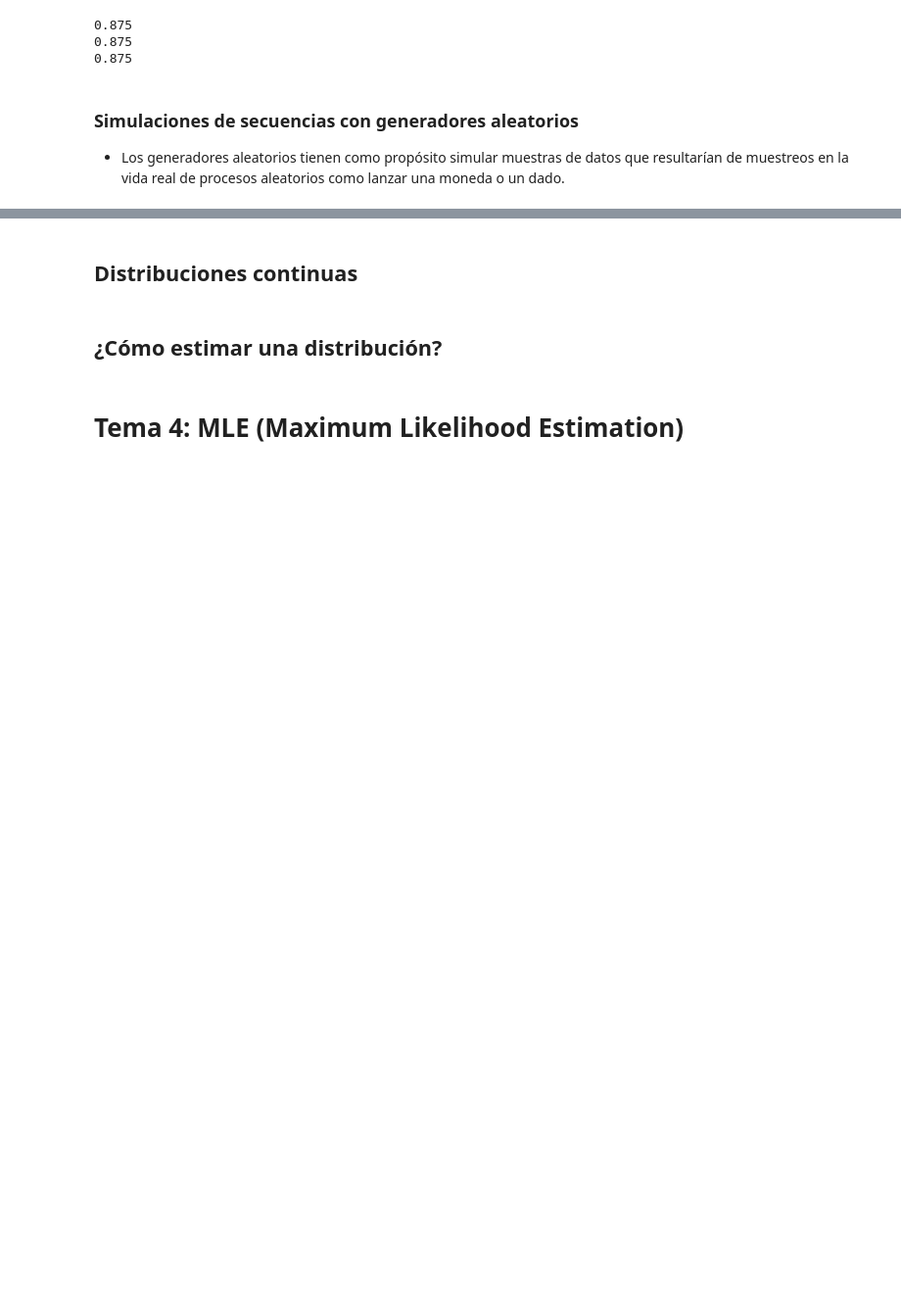
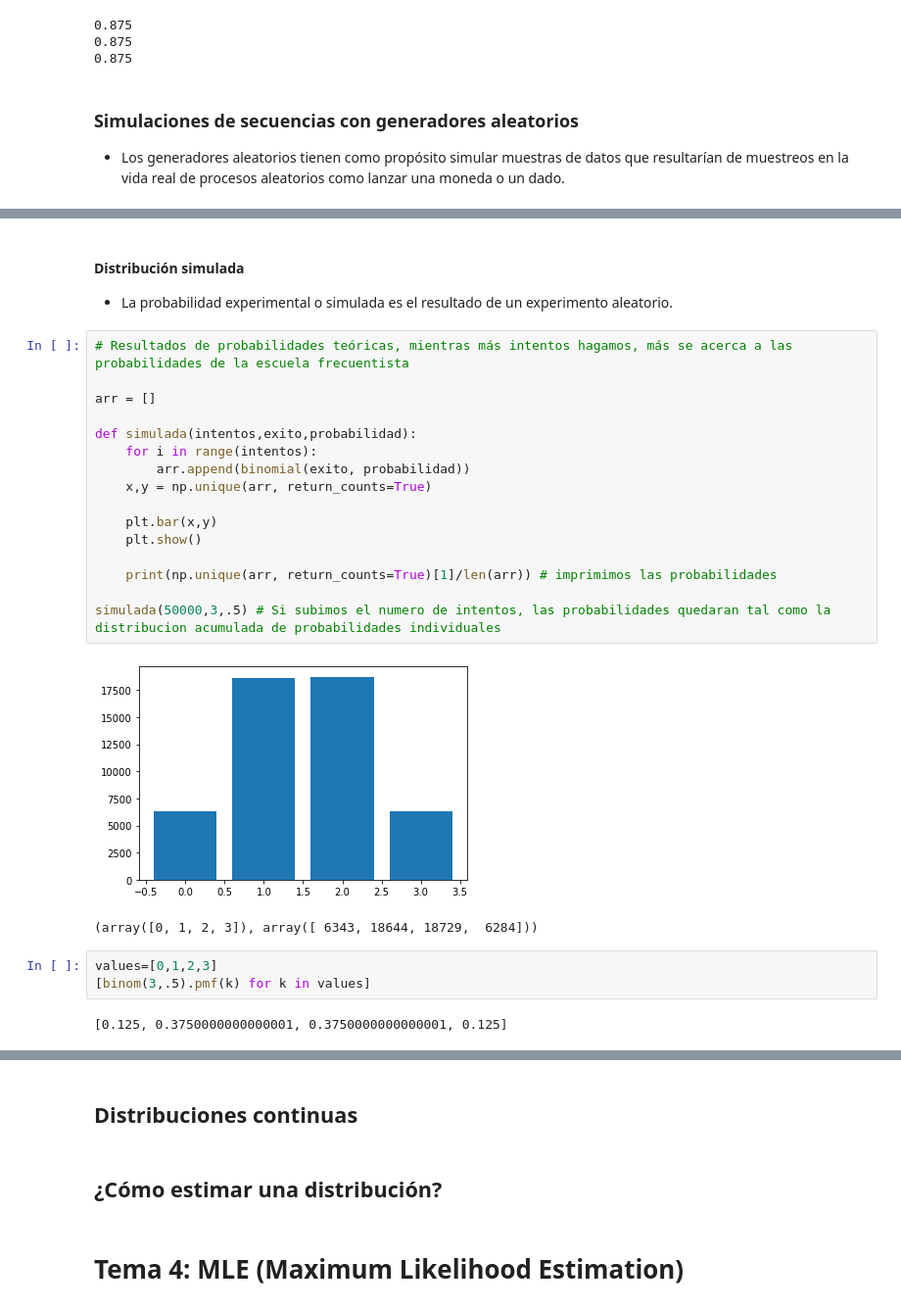
Before and after one commit to mazzaroli/probabilistic-statistics, a Jupyter notebook: estadistica-probabilistica.ipynb, the cells around one changed output, grey strips where cells are left out. Shown at 98% size. Drawn from its saved outputs; the diff is of its cells as text; blank space fills up the shorter version.

```diff
--- a/estadistica-probabilistica.ipynb
+++ b/estadistica-probabilistica.ipynb
@@ -1308,0 +1268,28 @@ binomial(n,p) #numpy.random.binomial
+# %% [markdown]
+#### Distribución simulada
+
+- La probabilidad experimental o simulada es el resultado de un experimento aleatorio.
+# %%
+# Resultados de probabilidades teóricas, mientras más intentos hagamos, más se acerca a las probabilidades de la escuela frecuentista
+
+arr = []
+
+def simulada(intentos,exito,probabilidad):
+    for i in range(intentos):
+        arr.append(binomial(exito, probabilidad))
+    x,y = np.unique(arr, return_counts=True)
+
+    plt.bar(x,y)
+    plt.show()
+
+    print(np.unique(arr, return_counts=True)[1]/len(arr)) # imprimimos las probabilidades
+
+simulada(50000,3,.5) # Si subimos el numero de intentos, las probabilidades quedaran tal como la distribucion acumulada de probabilidades individuales
+# %% [output]
+[figure, added]
+(array([0, 1, 2, 3]), array([ 6343, 18644, 18729,  6284]))
+# %%
+values=[0,1,2,3]
+[binom(3,.5).pmf(k) for k in values]
+# %% [output]
+[0.125, 0.3750000000000001, 0.3750000000000001, 0.125]
```
Also changed, not shown: parts of 15 cells of this notebook.
